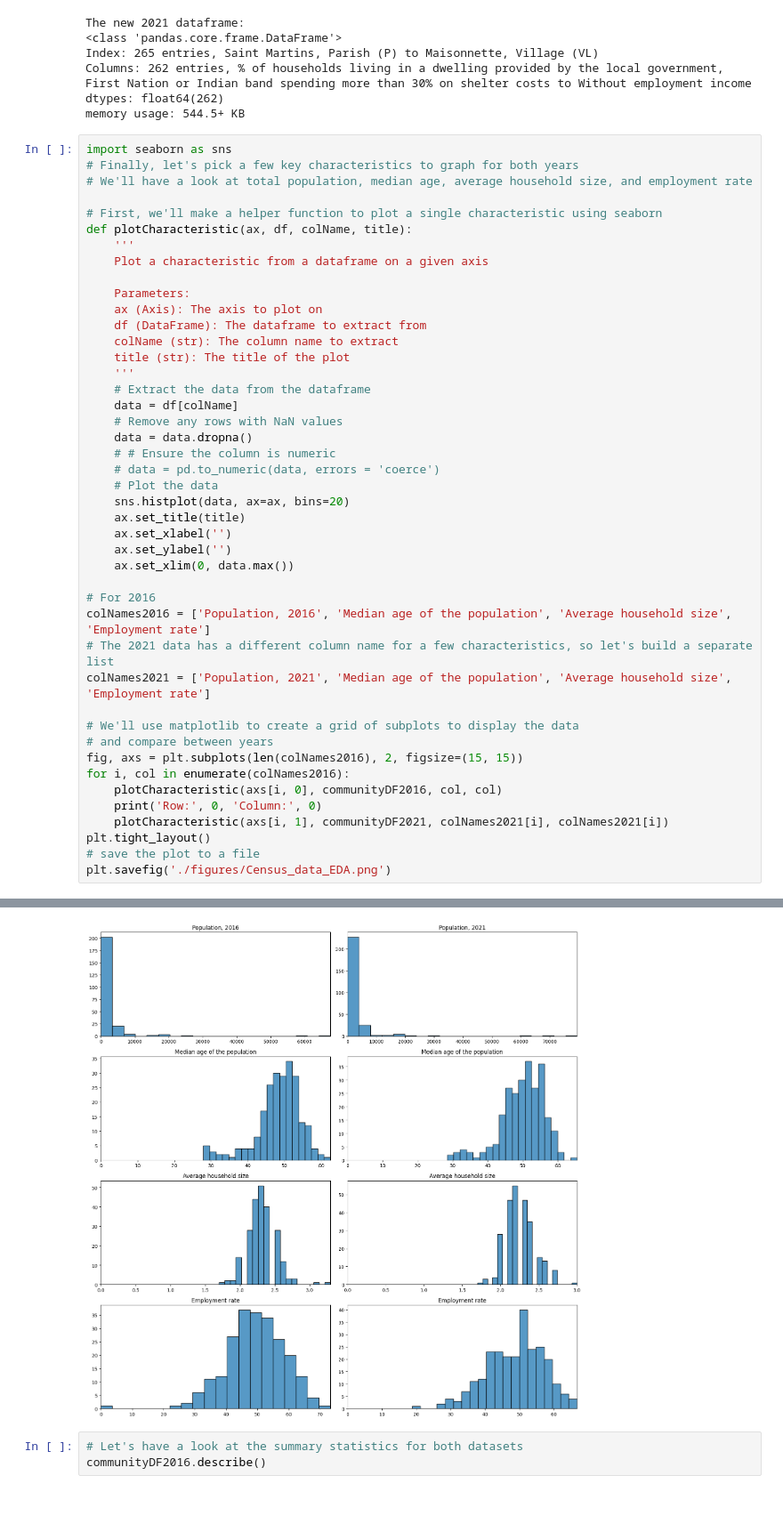
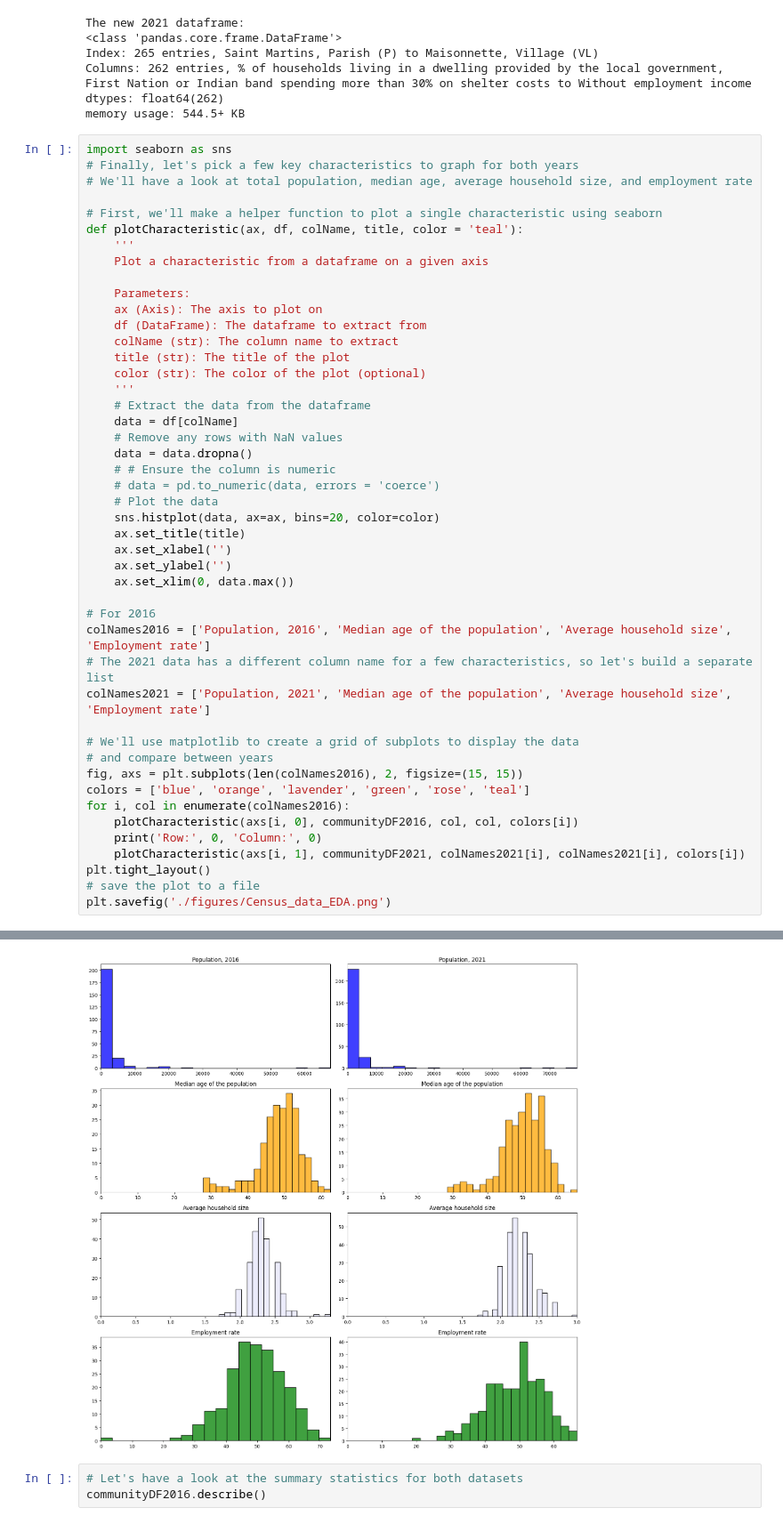
Before and after one commit to danesheppard/CommunityGrowthPrediction, a Jupyter notebook: dataScraping.ipynb, the cells around one changed output, grey strips where cells are left out. Shown at 89% size. Cells and saved outputs as stored; diff of their text form.

```diff
--- a/dataScraping.ipynb
+++ b/dataScraping.ipynb
@@ -315,7 +315,7 @@ import seaborn as sns
 # We'll have a look at total population, median age, average household size, and employment rate
 
 # First, we'll make a helper function to plot a single characteristic using seaborn
-def plotCharacteristic(ax, df, colName, title):
+def plotCharacteristic(ax, df, colName, title, color = 'teal'):
     '''
     Plot a characteristic from a dataframe on a given axis
 
@@ -324,41 +324,43 @@ def plotCharacteristic(ax, df, colName, title):
     df (DataFrame): The dataframe to extract from
     colName (str): The column name to extract
     title (str): The title of the plot
+    color (str): The color of the plot (optional)
     '''
     # Extract the data from the dataframe
     data = df[colName]
     # Remove any rows with NaN values
     data = data.dropna()
     # # Ensure the column is numeric
     # data = pd.to_numeric(data, errors = 'coerce')
     # Plot the data
-    sns.histplot(data, ax=ax, bins=20)
+    sns.histplot(data, ax=ax, bins=20, color=color)
     ax.set_title(title)
     ax.set_xlabel('')
     ax.set_ylabel('')
     ax.set_xlim(0, data.max())
 
 # For 2016
 colNames2016 = ['Population, 2016', 'Median age of the population', 'Average household size', 'Employment rate']
 # The 2021 data has a different column name for a few characteristics, so let's build a separate list
 colNames2021 = ['Population, 2021', 'Median age of the population', 'Average household size', 'Employment rate']
 
 # We'll use matplotlib to create a grid of subplots to display the data
 # and compare between years
 fig, axs = plt.subplots(len(colNames2016), 2, figsize=(15, 15))
+colors = ['blue', 'orange', 'lavender', 'green', 'rose', 'teal']
 for i, col in enumerate(colNames2016):
-    plotCharacteristic(axs[i, 0], communityDF2016, col, col)
+    plotCharacteristic(axs[i, 0], communityDF2016, col, col, colors[i])
     print('Row:', 0, 'Column:', 0)
-    plotCharacteristic(axs[i, 1], communityDF2021, colNames2021[i], colNames2021[i])
+    plotCharacteristic(axs[i, 1], communityDF2021, colNames2021[i], colNames2021[i], colors[i])
 plt.tight_layout()
 # save the plot to a file
 plt.savefig('./figures/Census_data_EDA.png')
 # %% [output]
 Row: 0 Column: 0
 Row: 0 Column: 0
 Row: 0 Column: 0
 Row: 0 Column: 0
-[figure, old version]
+[figure, new version]
 # %%
 # Let's have a look at the summary statistics for both datasets
 communityDF2016.describe()
```
Also changed, not shown: parts of 12 cells of this notebook, 5 other files.
